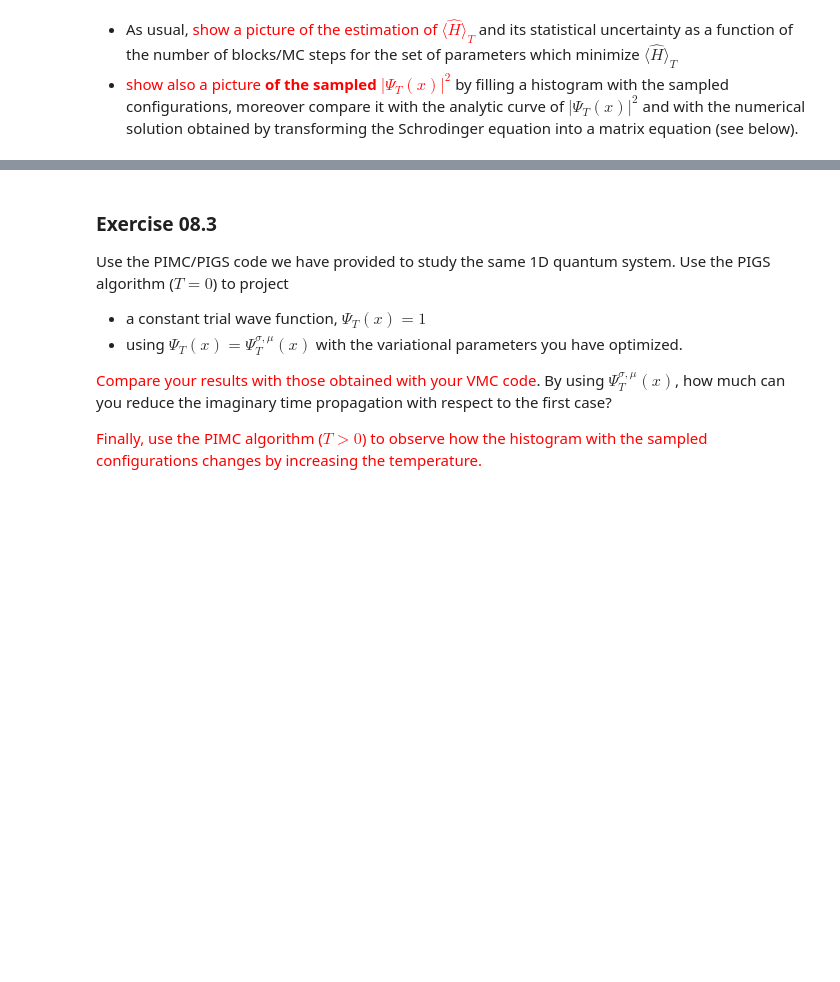
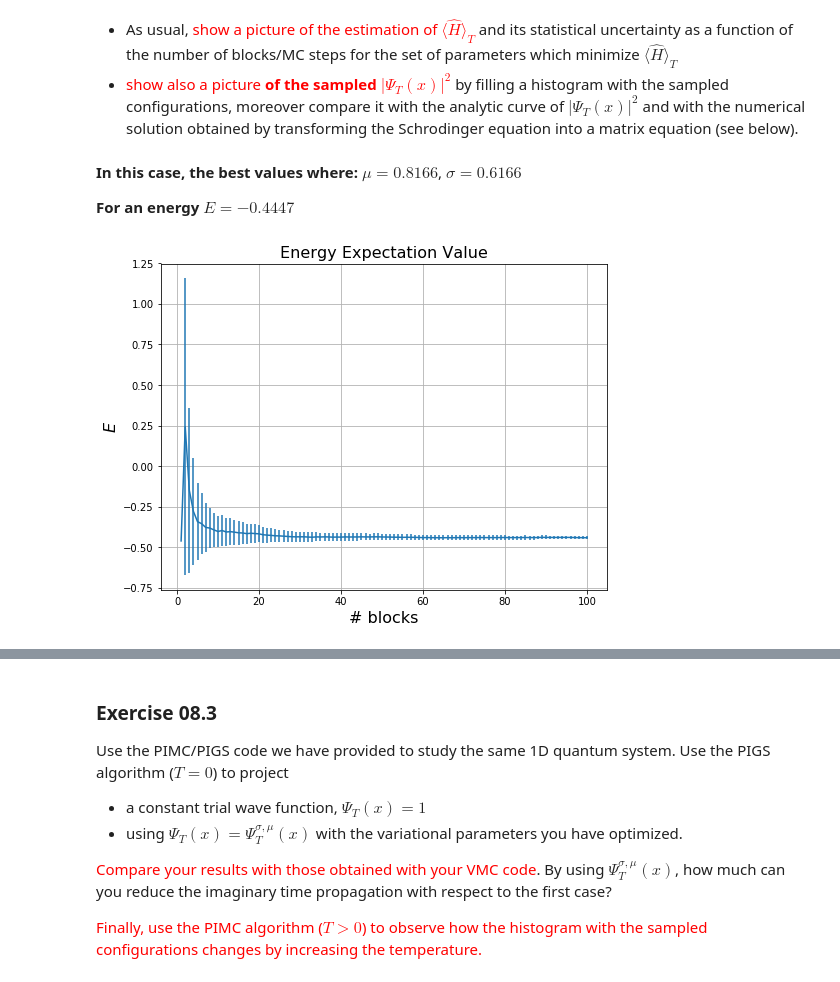
Before and after one commit to rcote98/LSN_exercise_delivery, a Jupyter notebook: esercitazione8/esercitazione8.ipynb, the cells around one changed output, grey strips where cells are left out. Cells and saved outputs as stored; diff of their text form; code cells hidden in the pictures; blank space fills up the shorter version.

```diff
--- a/esercitazione8/esercitazione8.ipynb
+++ b/esercitazione8/esercitazione8.ipynb
@@ -137,3 +65,22 @@ $$
 # %% [markdown]
 - As usual, <span style="color:red">show a picture of the estimation of $\langle {\hat H} \rangle_T$ </span> and its statistical uncertainty as a function of the number of blocks/MC steps for the set of parameters which minimize $\langle {\hat H} \rangle_T$
 - <span style="color:red">show also a picture **of the sampled** $|\Psi_T(x)|^2$</span> by filling a histogram with the sampled configurations, moreover compare it with the analytic curve of $|\Psi_T(x)|^2$ and with the numerical solution obtained by transforming the Schrodinger equation into a matrix equation (see below).
+# %% [markdown]
+__In this case, the best values where:__
+$\mu = 0.8166$, $\sigma = 0.6166$
+
+__For an energy $E = -0.4447$__
+# %%
+bl, ave, std  = np.loadtxt("hamiltonian.dat", delimiter=",", unpack='true', skiprows=1)
+# %%
+fig = plt.figure(figsize=[8,6])
+
+plt.errorbar(bl,ave,yerr=std)
+plt.title("Energy Expectation Value", fontsize = 16)
+plt.ylabel('$ E $', fontsize = 16)
+plt.xlabel('# blocks', fontsize = 16)
+plt.grid(True)
+
+plt.show()
+# %% [output]
+[figure, added]
```
Also changed, not shown: parts of 16 cells of this notebook, 35 other files.
